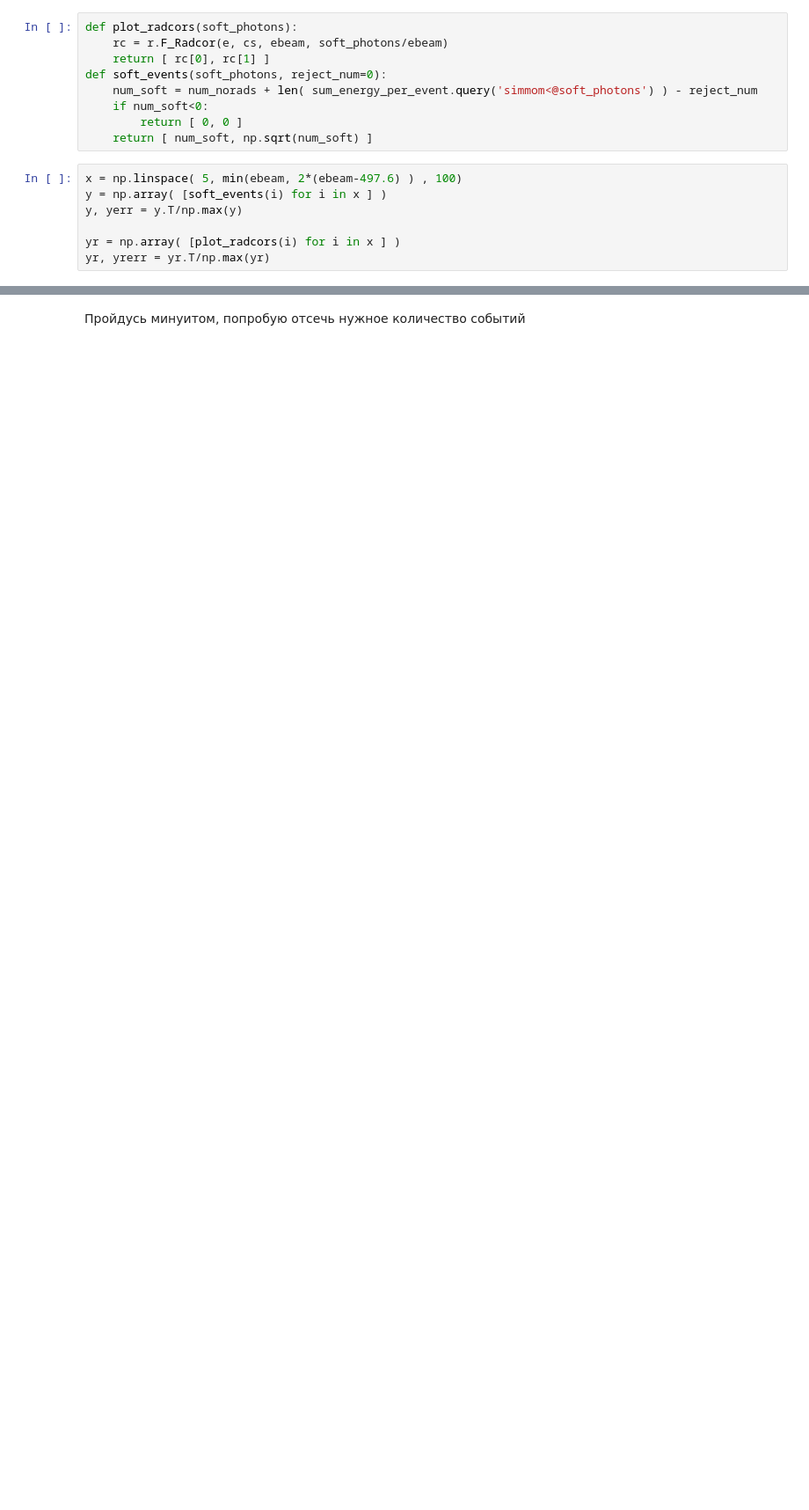
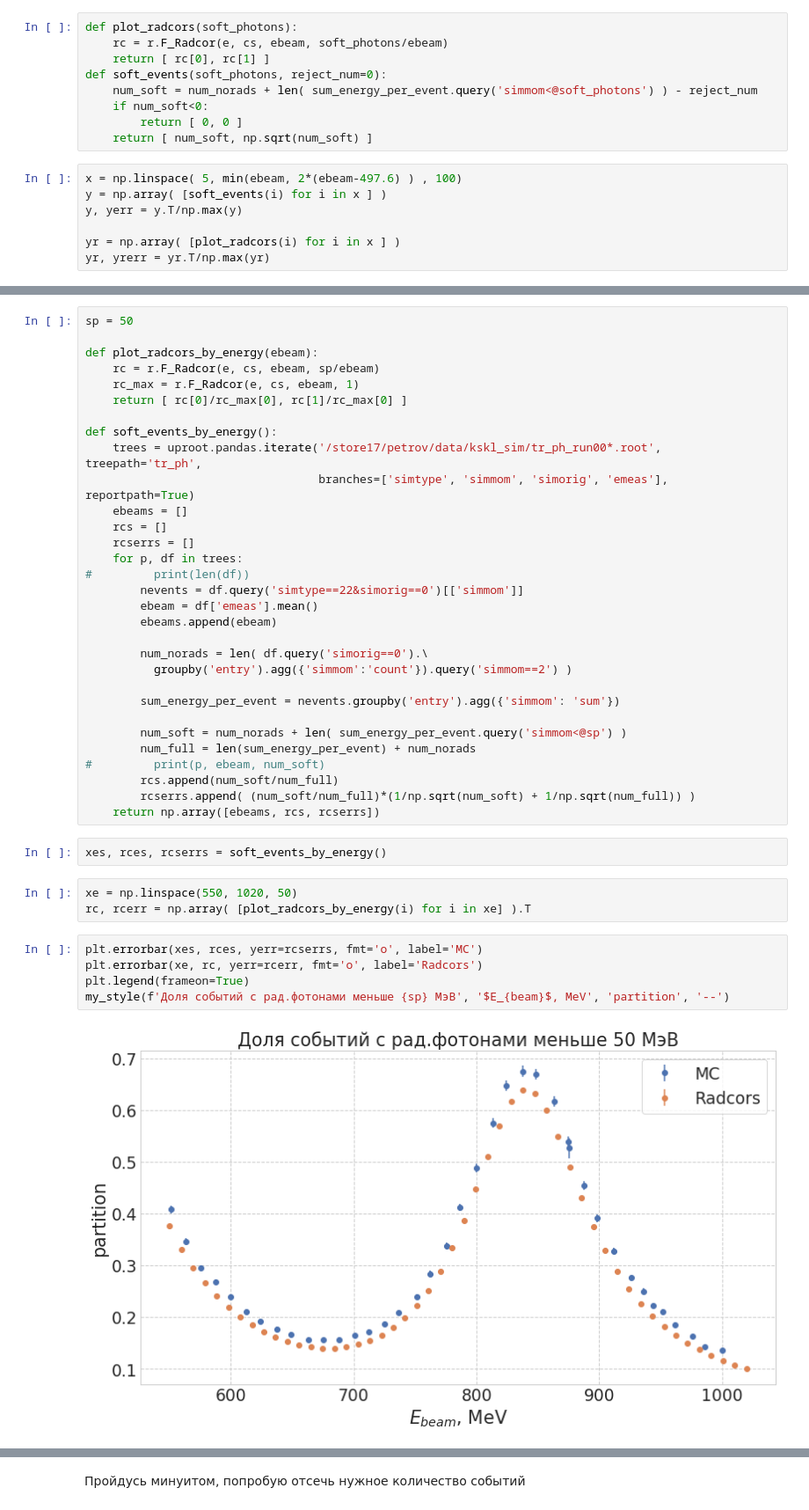
Before and after one commit to nikita-p/research, a Jupyter notebook: uproot/Journal/10. New radiative calc program.ipynb, the cells around one changed output, grey strips where cells are left out. Shown at 88% size. Saved outputs shown, nothing was run; the diff lists cells and outputs as text; blank space fills up the shorter version.

```diff
--- a/uproot/Journal/10. New radiative calc program.ipynb
+++ b/uproot/Journal/10. New radiative calc program.ipynb
@@ -190,0 +189,43 @@ plt.errorbar(x, y/yr, yerr=(y/yr)*np.sqrt( (yerr/y)**2 + (yrerr/yr)**2 ), fmt='o
+# %%
+sp = 50
+
+def plot_radcors_by_energy(ebeam):
+    rc = r.F_Radcor(e, cs, ebeam, sp/ebeam)
+    rc_max = r.F_Radcor(e, cs, ebeam, 1)
+    return [ rc[0]/rc_max[0], rc[1]/rc_max[0] ]
+
+def soft_events_by_energy():
+    trees = uproot.pandas.iterate('/store17/petrov/data/kskl_sim/tr_ph_run00*.root', treepath='tr_ph',
+                                  branches=['simtype', 'simmom', 'simorig', 'emeas'], reportpath=True)
+    ebeams = []
+    rcs = []
+    rcserrs = []
+    for p, df in trees:
+#         print(len(df))
+        nevents = df.query('simtype==22&simorig==0')[['simmom']]
+        ebeam = df['emeas'].mean()
+        ebeams.append(ebeam)
+
+        num_norads = len( df.query('simorig==0').\
+          groupby('entry').agg({'simmom':'count'}).query('simmom==2') )
+
+        sum_energy_per_event = nevents.groupby('entry').agg({'simmom': 'sum'})
+
+        num_soft = num_norads + len( sum_energy_per_event.query('simmom<@sp') )
+        num_full = len(sum_energy_per_event) + num_norads
+#         print(p, ebeam, num_soft)
+        rcs.append(num_soft/num_full)
+        rcserrs.append( (num_soft/num_full)*(1/np.sqrt(num_soft) + 1/np.sqrt(num_full)) )
+    return np.array([ebeams, rcs, rcserrs])
+# %%
+xes, rces, rcserrs = soft_events_by_energy()
+# %%
+xe = np.linspace(550, 1020, 50)
+rc, rcerr = np.array( [plot_radcors_by_energy(i) for i in xe] ).T
+# %%
+plt.errorbar(xes, rces, yerr=rcserrs, fmt='o', label='MC')
+plt.errorbar(xe, rc, yerr=rcerr, fmt='o', label='Radcors')
+plt.legend(frameon=True)
+my_style(f'Доля событий с рад.фотонами меньше {sp} МэВ', '$E_{beam}$, MeV', 'partition', '--')
+# %% [output]
+[figure, added]
```
Also changed, not shown: parts of 9 cells of this notebook, 1 other file.
